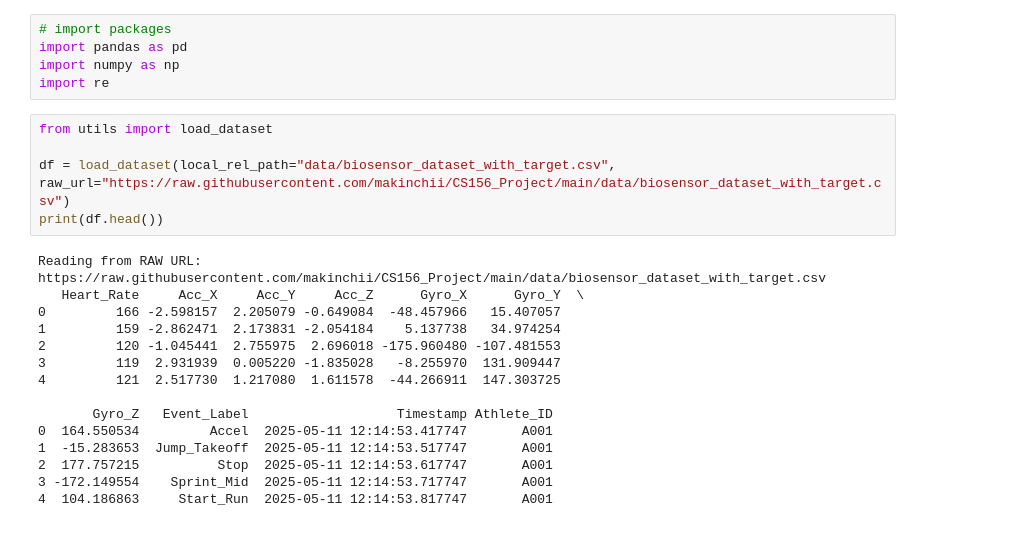
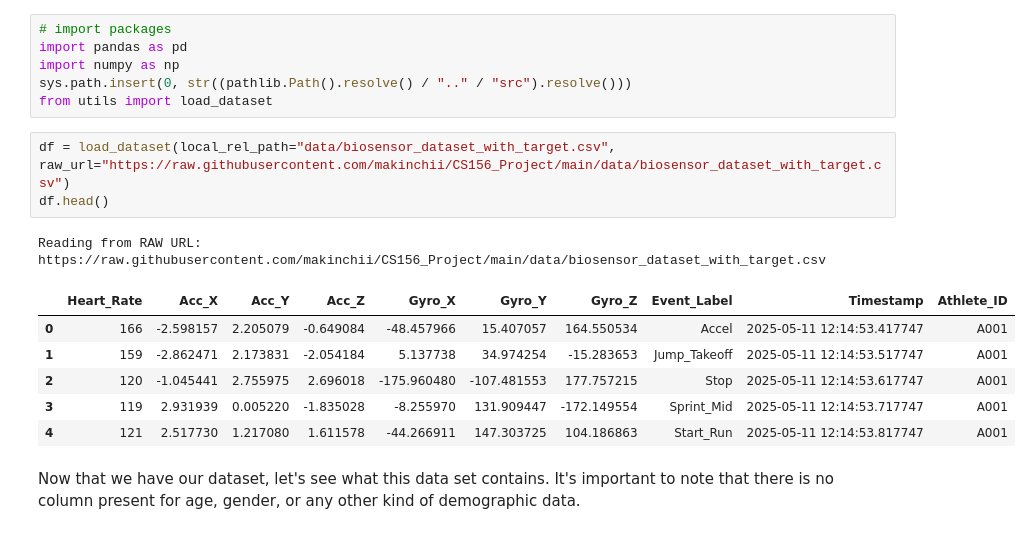
Before and after one commit to makinchii/CS156_Project, a Jupyter notebook: notebooks/Task 01 - Data Exploration.ipynb, the cells around one changed output. Saved outputs shown, nothing was run; the diff lists cells and outputs as text.

```diff
--- a/notebooks/Task 01 - Data Exploration.ipynb
+++ b/notebooks/Task 01 - Data Exploration.ipynb
@@ -56,24 +63,18 @@ numpy : 2.0.2
 # import packages
 import pandas as pd
 import numpy as np
-import re
+sys.path.insert(0, str((pathlib.Path().resolve() / ".." / "src").resolve()))
+from utils import load_dataset
 # %%
-from utils import load_dataset
-
 df = load_dataset(local_rel_path="data/biosensor_dataset_with_target.csv", raw_url="https://raw.githubusercontent.com/makinchii/CS156_Project/main/data/biosensor_dataset_with_target.csv")
-print(df.head())
+df.head()
 # %% [output]
 Reading from RAW URL: https://raw.githubusercontent.com/makinchii/CS156_Project/main/data/biosensor_dataset_with_target.csv
-   Heart_Rate     Acc_X     Acc_Y     Acc_Z      Gyro_X      Gyro_Y  \
-0         166 -2.598157  2.205079 -0.649084  -48.457966   15.407057
-1         159 -2.862471  2.173831 -2.054184    5.137738   34.974254
-2         120 -1.045441  2.755975  2.696018 -175.960480 -107.481553
-3         119  2.931939  0.005220 -1.835028   -8.255970  131.909447
-4         121  2.517730  1.217080  1.611578  -44.266911  147.303725
-
-       Gyro_Z   Event_Label                   Timestamp Athlete_ID
-0  164.550534         Accel  2025-05-11 12:14:53.417747       A001
-1  -15.283653  Jump_Takeoff  2025-05-11 12:14:53.517747       A001
-2  177.757215          Stop  2025-05-11 12:14:53.617747       A001
-3 -172.149554    Sprint_Mid  2025-05-11 12:14:53.717747       A001
-4  104.186863     Start_Run  2025-05-11 12:14:53.817747       A001
+|  | Heart_Rate | Acc_X | Acc_Y | Acc_Z | Gyro_X | Gyro_Y | Gyro_Z | Event_Label | Timestamp | Athlete_ID |
+| 0 | 166 | -2.598157 | 2.205079 | -0.649084 | -48.457966 | 15.407057 | 164.550534 | Accel | 2025-05-11 12:14:53.417747 | A001 |
+| 1 | 159 | -2.862471 | 2.173831 | -2.054184 | 5.137738 | 34.974254 | -15.283653 | Jump_Takeoff | 2025-05-11 12:14:53.517747 | A001 |
+| 2 | 120 | -1.045441 | 2.755975 | 2.696018 | -175.960480 | -107.481553 | 177.757215 | Stop | 2025-05-11 12:14:53.617747 | A001 |
+| 3 | 119 | 2.931939 | 0.005220 | -1.835028 | -8.255970 | 131.909447 | -172.149554 | Sprint_Mid | 2025-05-11 12:14:53.717747 | A001 |
+| 4 | 121 | 2.517730 | 1.217080 | 1.611578 | -44.266911 | 147.303725 | 104.186863 | Start_Run | 2025-05-11 12:14:53.817747 | A001 |
+# %% [markdown]
+Now that we have our dataset, let's see what this data set contains. It's important to note that there is no column present for age, gender, or any other kind of demographic data.
```
Also changed, not shown: parts of 5 cells of this notebook.
